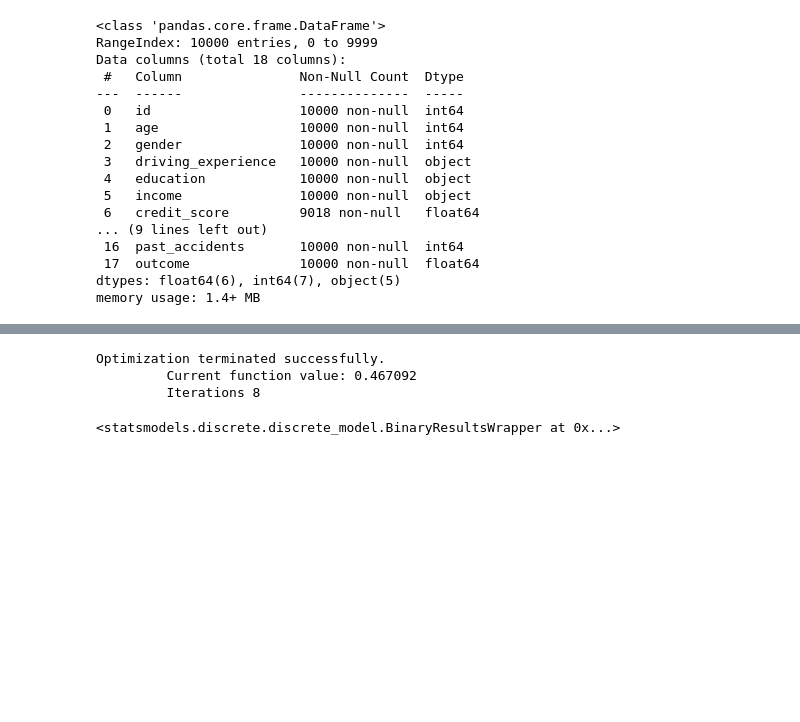
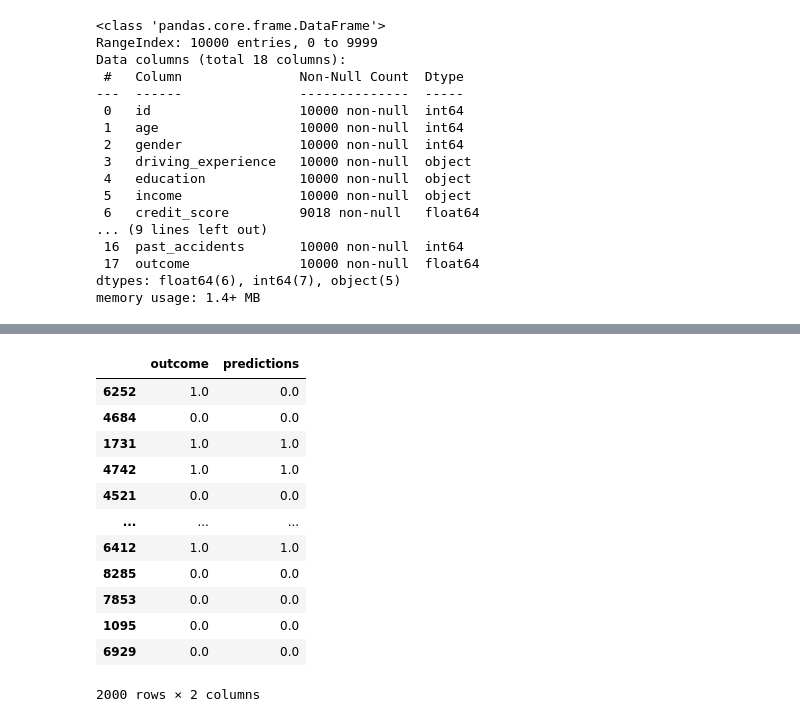
Before and after one commit to carlosjesuscaro/data_analysis_car_insurance, a Jupyter notebook: main.ipynb, the cells around one changed output, grey strips where cells are left out. Saved outputs shown, nothing was run; the diff lists cells and outputs as text; code cells hidden in the pictures; blank space fills up the shorter version.

```diff
--- a/main.ipynb
+++ b/main.ipynb
@@ -331,10 +291,17 @@ Name: vehicle_type, dtype: object
-# %%
-xx = pd.get_dummies(data[['driving_experience']])
-yy = data[['outcome']]
-
-Logit(yy, xx).fit()
-# %% [output]
-Optimization terminated successfully.
-         Current function value: 0.467092
-         Iterations 8
-<statsmodels.discrete.discrete_model.BinaryResultsWrapper at 0x...>
+# %%
+new_y_test = pd.DataFrame(y_test)
+new_y_test.assign(predictions = np.round(model.predict(X_test)))
+# %% [output]
+|  | outcome | predictions |
+| 6252 | 1.0 | 0.0 |
+| 4684 | 0.0 | 0.0 |
+| 1731 | 1.0 | 1.0 |
+| 4742 | 1.0 | 1.0 |
+| 4521 | 0.0 | 0.0 |
+| ... | ... | ... |
+| 6412 | 1.0 | 1.0 |
+| 8285 | 0.0 | 0.0 |
+| 7853 | 0.0 | 0.0 |
+| 1095 | 0.0 | 0.0 |
+| 6929 | 0.0 | 0.0 |
+2000 rows × 2 columns
```
Also changed, not shown: parts of 7 cells of this notebook.
